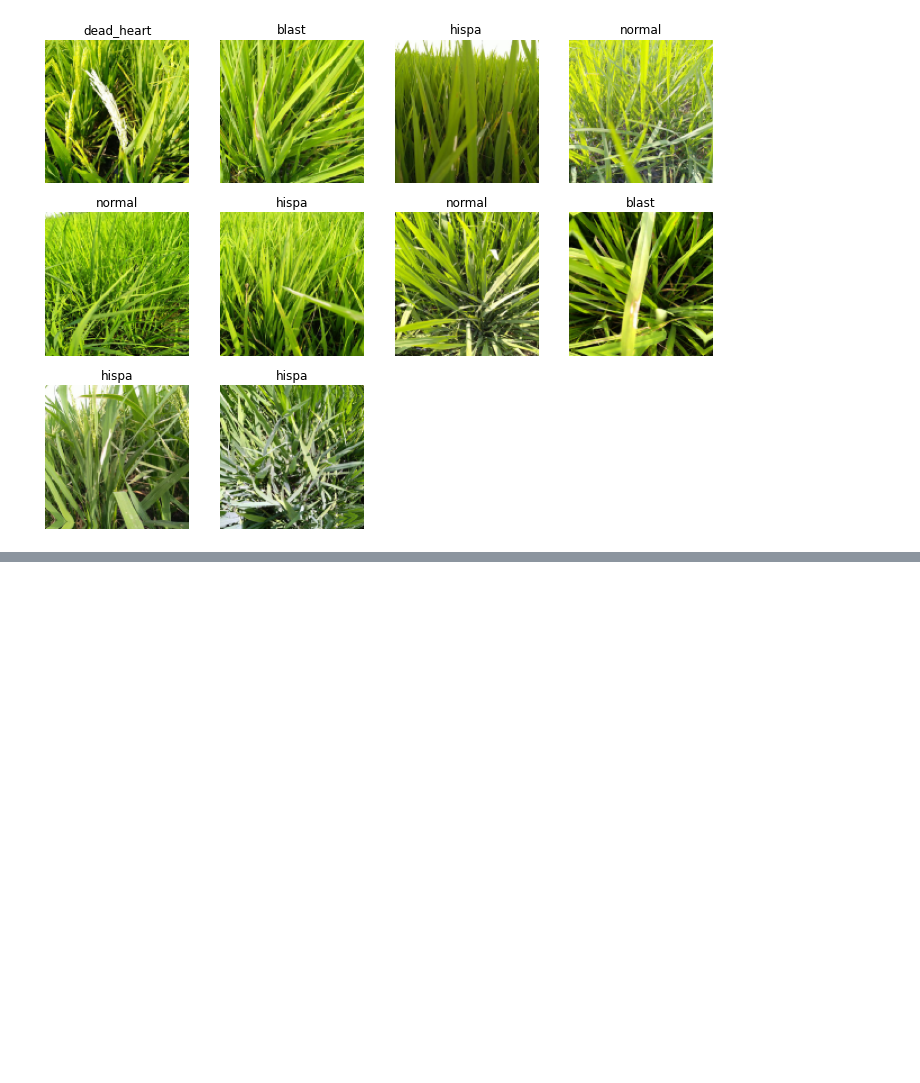
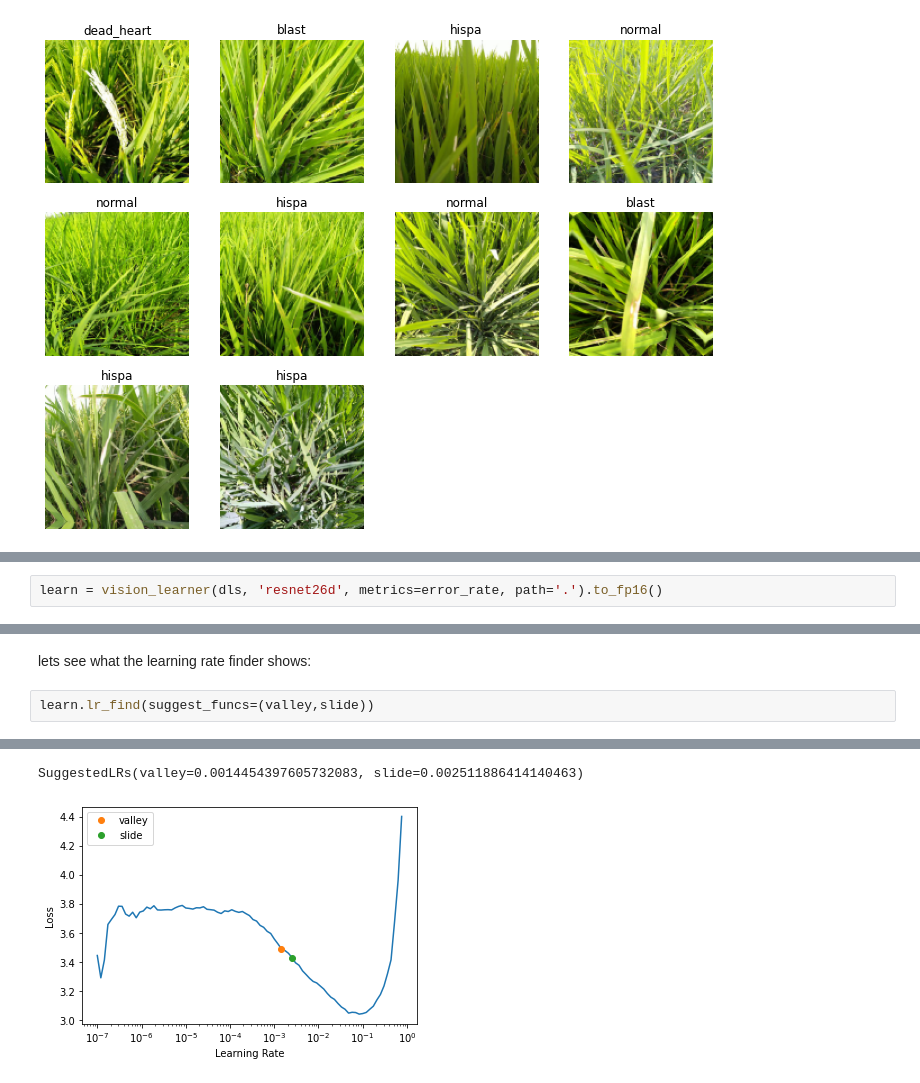
Before and after one commit to Deju35/Paddy-leaves-disease-classifcation, a Jupyter notebook: notebook9552de0c1d.ipynb, the cells around one changed output, grey strips where cells are left out. Cells and saved outputs as stored; diff of their text form; blank space fills up the shorter version.

```diff
--- a/notebook9552de0c1d.ipynb
+++ b/notebook9552de0c1d.ipynb
@@ -60,0 +64,2 @@ dls.show_batch(max_n=10)
+# %%
+learn = vision_learner(dls, 'resnet26d', metrics=error_rate, path='.').to_fp16()
@@ -60,0 +68,5 @@ dls.show_batch(max_n=10)
+# %% [markdown]
+lets see what the learning rate finder shows:
+# %%
+learn.lr_find(suggest_funcs=(valley,slide))
+# %% [output]
@@ -60,0 +74,2 @@ dls.show_batch(max_n=10)
+SuggestedLRs(valley=0.0014454397605732083, slide=0.002511886414140463)
+[figure, added]
```
Also changed, not shown: parts of 14 cells of this notebook.
